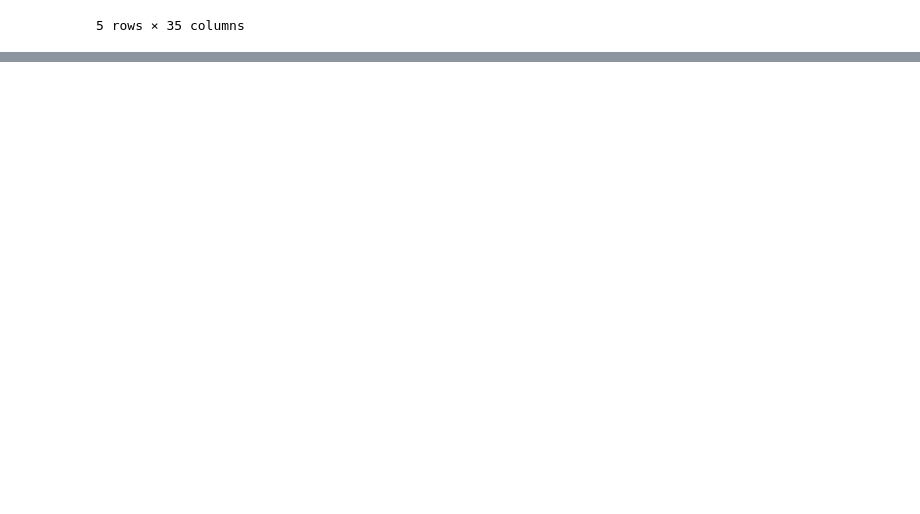
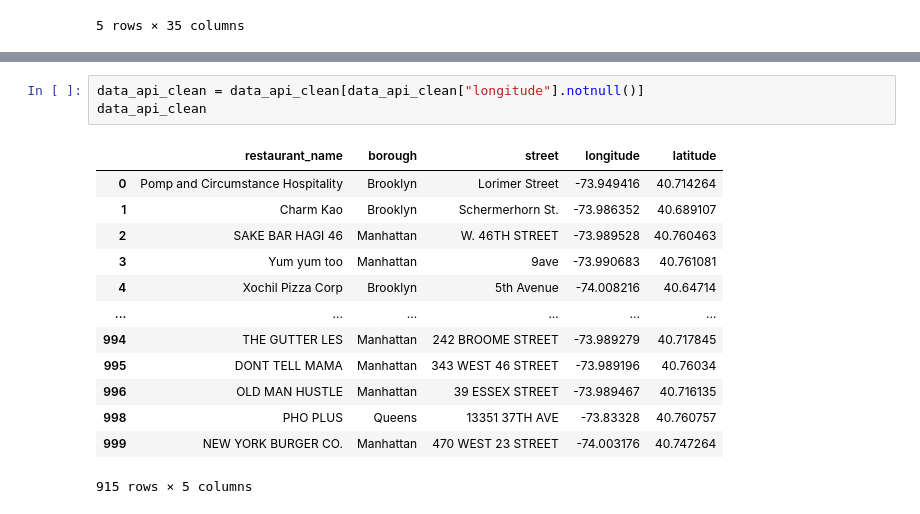
Before and after one commit to Marina-Diez/MARINA-DIEZ--Hey-I-am-a-data-analyst--, a Jupyter notebook: Enriching.ipynb, the cells around one changed output, grey strips where cells are left out. Saved outputs shown, nothing was run; the diff lists cells and outputs as text; blank space fills up the shorter version.

```diff
--- a/Enriching.ipynb
+++ b/Enriching.ipynb
@@ -246,0 +296,17 @@ data_api_clean
+# %%
+data_api_clean = data_api_clean[data_api_clean["longitude"].notnull()]
+data_api_clean
+# %% [output]
+|  | restaurant_name | borough | street | longitude | latitude |
+| 0 | Pomp and Circumstance Hospitality | Brooklyn | Lorimer Street | -73.949416 | 40.714264 |
+| 1 | Charm Kao | Brooklyn | Schermerhorn St. | -73.986352 | 40.689107 |
+| 2 | SAKE BAR HAGI 46 | Manhattan | W. 46TH STREET | -73.989528 | 40.760463 |
+| 3 | Yum yum too | Manhattan | 9ave | -73.990683 | 40.761081 |
+| 4 | Xochil Pizza Corp | Brooklyn | 5th Avenue | -74.008216 | 40.64714 |
+| ... | ... | ... | ... | ... | ... |
+| 994 | THE GUTTER LES | Manhattan | 242 BROOME STREET | -73.989279 | 40.717845 |
+| 995 | DONT TELL MAMA | Manhattan | 343 WEST 46 STREET | -73.989196 | 40.76034 |
+| 996 | OLD MAN HUSTLE | Manhattan | 39 ESSEX STREET | -73.989467 | 40.716135 |
+| 998 | PHO PLUS | Queens | 13351 37TH AVE | -73.83328 | 40.760757 |
+| 999 | NEW YORK BURGER CO. | Manhattan | 470 WEST 23 STREET | -74.003176 | 40.747264 |
+915 rows × 5 columns
```
Also changed, not shown: parts of 49 cells of this notebook, 15 other files.
